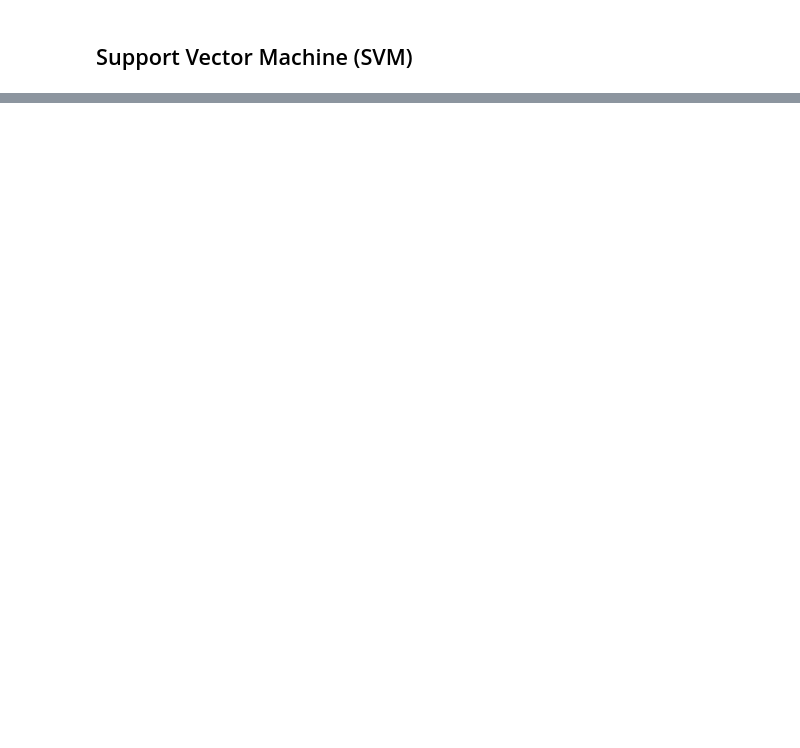
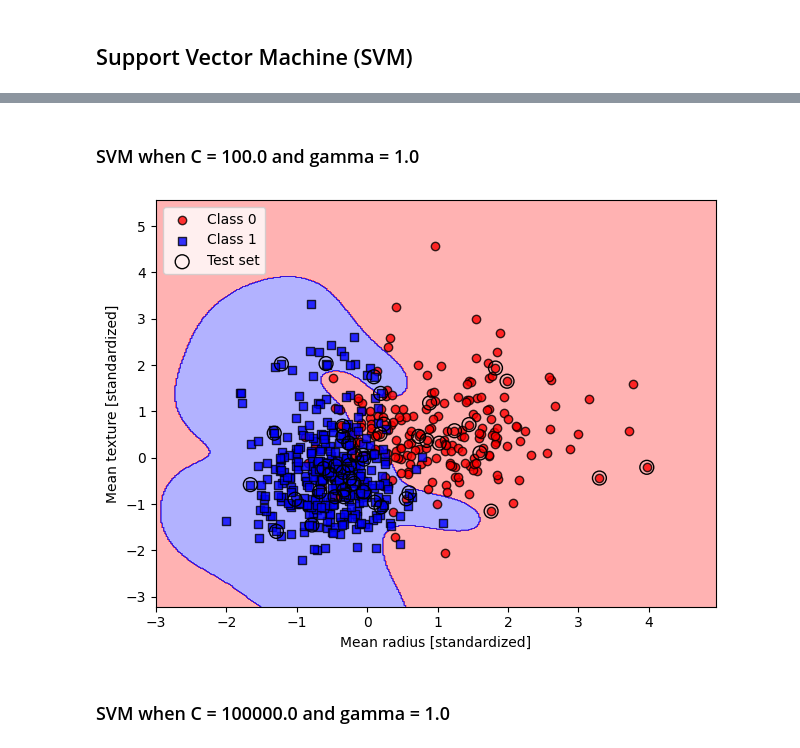
Before and after one commit to 2533Aryan/Machine_Learning, a Jupyter notebook: Assignments/Assignment_05/Linear_Classifiers_Assignment_Aryan_Raval.ipynb, the cells around one changed output, grey strips where cells are left out. Cells and saved outputs as stored; diff of their text form; code cells hidden in the pictures; blank space fills up the shorter version.

```diff
--- a/Assignments/Assignment_05/Linear_Classifiers_Assignment_Aryan_Raval.ipynb
+++ b/Assignments/Assignment_05/Linear_Classifiers_Assignment_Aryan_Raval.ipynb
@@ -311,3 +362,20 @@ plt.show()
+# %% [markdown]
+### SVM when C = 100.0 and gamma = 1.0
+# %%
+svm = SVC(kernel='rbf', random_state=1, gamma=1, C=100.0)
+svm.fit(X_train_std, y_train)
+
+plot_decision_regions(X_combined_std, y_combined,
+                      classifier=svm, test_idx=range(105, 150))
+plt.xlabel('Mean radius [standardized]')
+plt.ylabel('Mean texture [standardized]')
+plt.legend(loc='upper left')
+plt.tight_layout()
+plt.show()
+# %% [output]
+[figure, added]
+# %% [markdown]
+### SVM when C = 100000.0 and gamma = 1.0
 # %%
 svm = SVC(kernel='rbf', random_state=1, gamma=1, C=100000.0)
 svm.fit(X_train_std, y_train)
```
Also changed, not shown: parts of 23 cells of this notebook.
